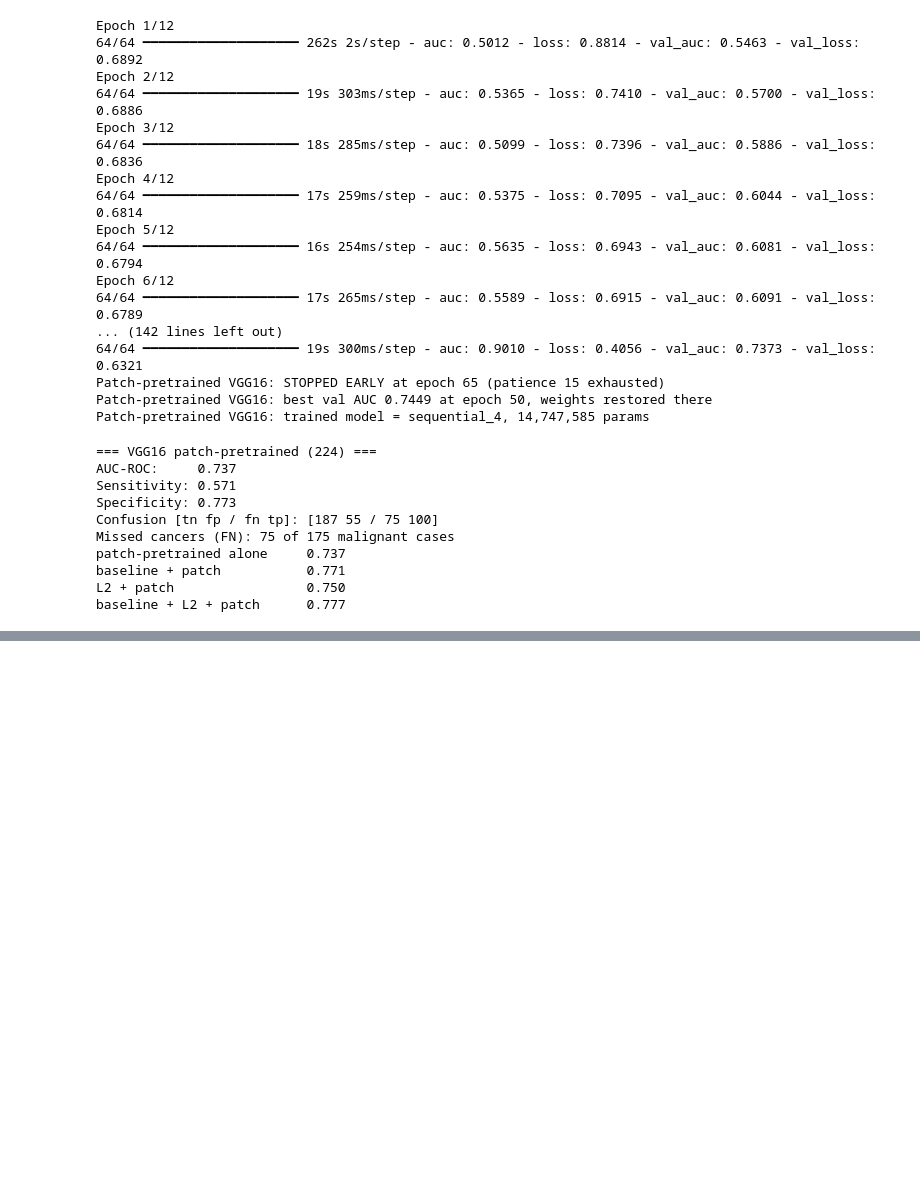
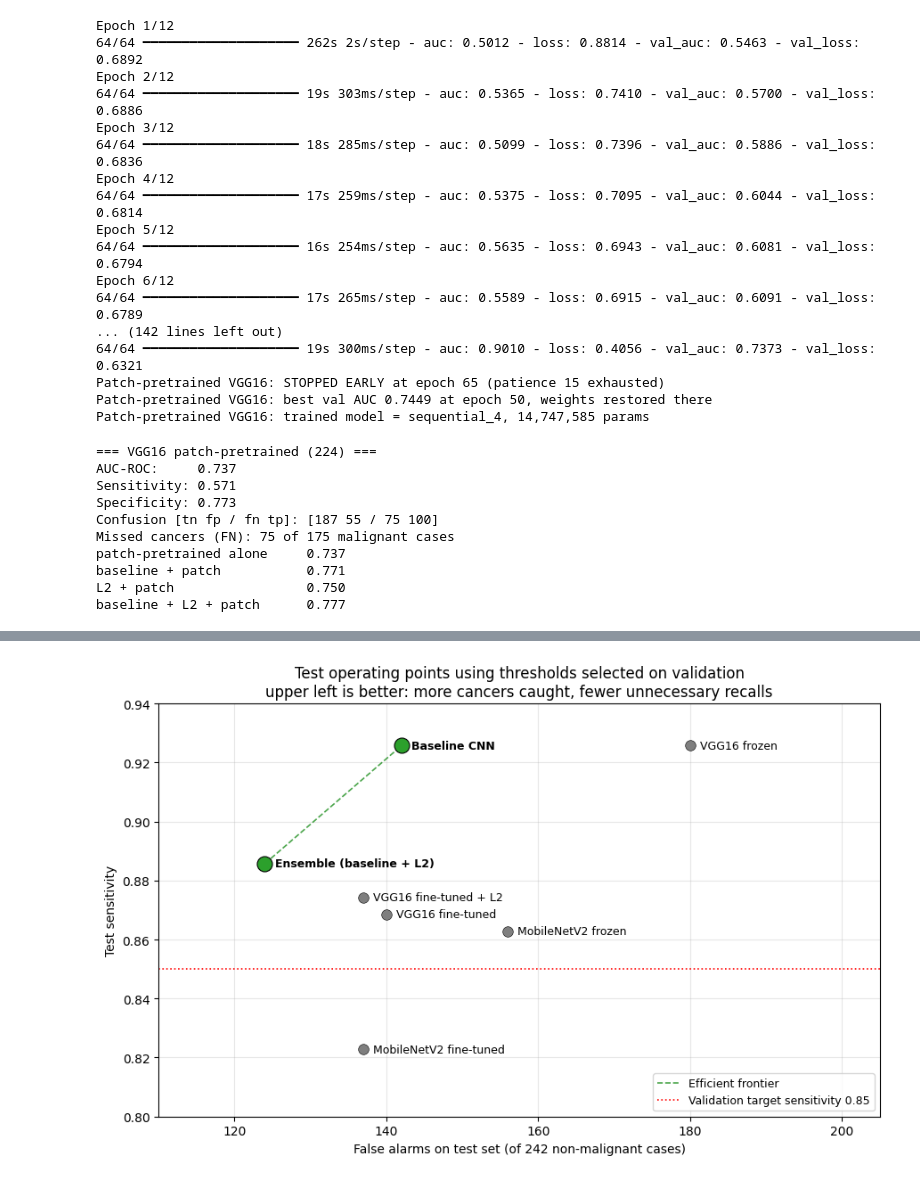
Before and after one commit to azeltkr/breast-cancer-cbis-ddsm, a Jupyter notebook: CM3070_prototype_cbis_ddsm.ipynb, the cells around one changed output, grey strips where cells are left out. Saved outputs shown, nothing was run; the diff lists cells and outputs as text; code cells hidden in the pictures; blank space fills up the shorter version.

```diff
--- a/CM3070_prototype_cbis_ddsm.ipynb
+++ b/CM3070_prototype_cbis_ddsm.ipynb
@@ -1640,0 +1726,36 @@ baseline + L2 + patch      0.777
+# %%
+import matplotlib.pyplot as plt
+
+FIGDIR = '/content/drive/MyDrive/figures'
+fig, ax = plt.subplots(figsize=(9, 5.8))
+
+pts = [(n, s, fp) for n, t, s, sp, fn, fp in rows]
+efficient = {n for n, s, fp in pts
+             if not any((s2 >= s and f2 <= fp) and (s2 > s or f2 < fp)
+                        for n2, s2, f2 in pts if n2 != n)}
+
+for n, s, fp in pts:
+    eff = n in efficient
+    ax.scatter(fp, s, s=150 if eff else 70, zorder=3,
+               color='#2ca02c' if eff else '#7f7f7f',
+               edgecolor='black', linewidth=0.8 if eff else 0.4)
+    ax.annotate(n, (fp, s), xytext=(8, 0), textcoords='offset points',
+                va='center', fontsize=9, fontweight='bold' if eff else 'normal')
+
+front = sorted([(fp, s) for n, s, fp in pts if n in efficient])
+ax.plot([f for f, _ in front], [s for _, s in front], 'g--', lw=1.2, alpha=0.7,
+        label='Efficient frontier')
+ax.axhline(0.85, color='r', ls=':', lw=1.2, label='Validation target sensitivity 0.85')
+
+ax.set_xlabel('False alarms on test set (of 242 non-malignant cases)')
+ax.set_ylabel('Test sensitivity')
+ax.set_title('Test operating points using thresholds selected on validation\n'
+             'upper left is better: more cancers caught, fewer unnecessary recalls')
+ax.set_xlim(110, 205); ax.set_ylim(0.80, 0.94)
+ax.grid(alpha=0.3); ax.legend(loc='lower right', fontsize=9)
+
+plt.tight_layout()
+plt.savefig(f'{FIGDIR}/fig_matched_sensitivity.png', dpi=200, bbox_inches='tight')
+plt.show()
+# %% [output]
+[figure, added]
```
Also changed, not shown: parts of 3 cells of this notebook.
